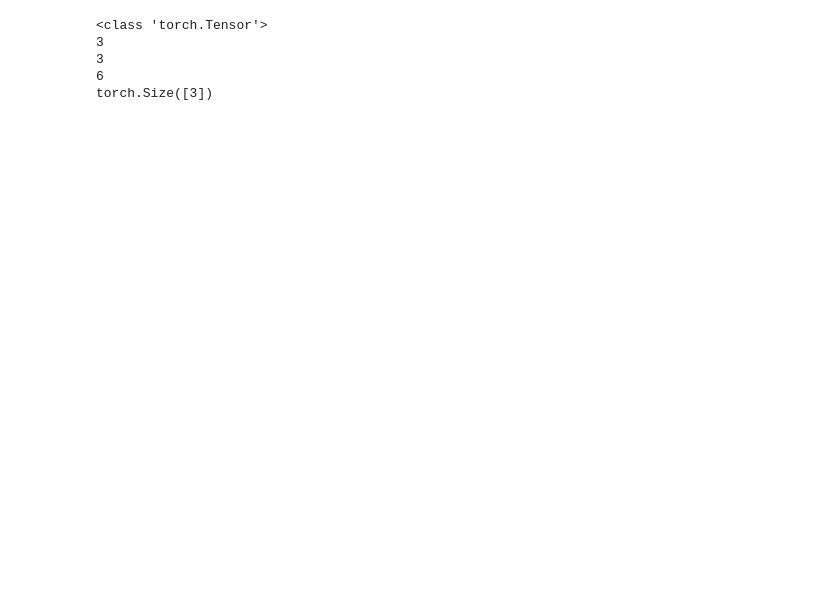
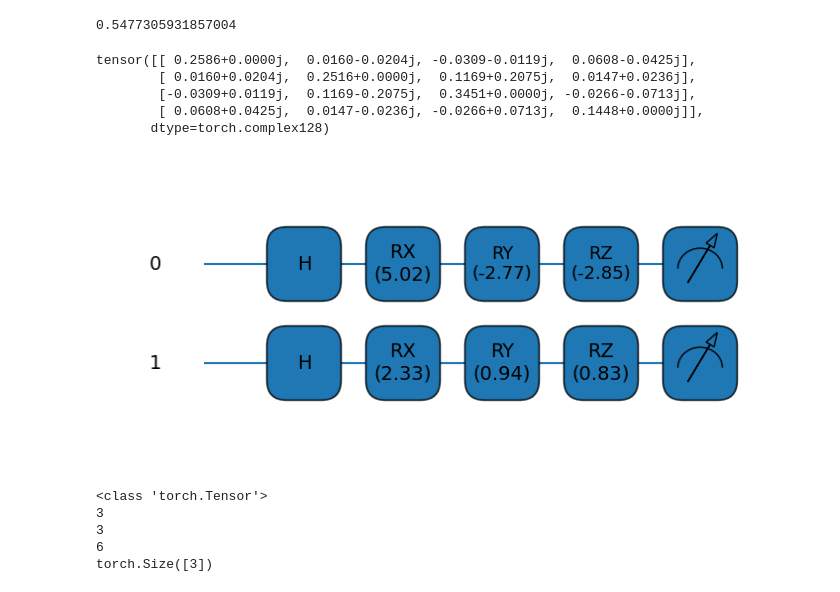
Before and after one commit to SchultzVV/Qiskit, a Jupyter notebook: Conteúdo/Run.ipynb, the cells around one changed output. Cells and saved outputs as stored; diff of their text form; code cells hidden in the pictures; blank space fills up the shorter version.

```diff
--- a/Conteúdo/Run.ipynb
+++ b/Conteúdo/Run.ipynb
@@ -86,3 +124,52 @@ plt.show()
+# %%
+def fidelidade(target_op):
+    return circuit(best_params, M=target_op).item()
+print(fidelidade(alpha))
+# %% [output]
+0.5477305931857004
+# %%
+print(alpha)
+# %% [output]
+tensor([[ 0.2586+0.0000j,  0.0160-0.0204j, -0.0309-0.0119j,  0.0608-0.0425j],
+        [ 0.0160+0.0204j,  0.2516+0.0000j,  0.1169+0.2075j,  0.0147+0.0236j],
+        [-0.0309+0.0119j,  0.1169-0.2075j,  0.3451+0.0000j, -0.0266-0.0713j],
+        [ 0.0608+0.0425j,  0.0147-0.0236j, -0.0266+0.0713j,  0.1448+0.0000j]],
+       dtype=torch.complex128)
+# %%
+
+n_qubits = 2
+device, params = device_and_random_params(n_qubits)
+target_vector = init_state_exp_val(n_qubits)
+@qml.qnode(device, interface="torch")
+# def circuit(params, M=None):
+#     qml.Hadamard(wires=0)
+#     qml.RX(params[0], wires=0)
+#     qml.RY(params[0], wires=0)
+#     qml.RZ(params[0], wires=0)
+#     qml.Hadamard(wires=1)
+#     qml.RX(params[1], wires=1)
+#     qml.RY(params[1], wires=1)
+#     qml.RZ(params[1], wires=1)
+#     return qml.expval(qml.Hermitian(M, wires=[0,1]))
+# drawer = qml.draw(circuit)
+
+def circuit(n_qubits, params, M=None):
+    aux=0
+    w = []
+    for i in range(n_qubits):
+        qml.Hadamard(wires=i)
+        qml.RX(params[i+aux], wires=i)
+        qml.RY(params[i+1+aux], wires=i)
+        qml.RZ(params[i+2+aux], wires=i)
+        w.append(i)
+        aux+=2
+    #qml.CNOT(wires=[0,1])
+    return qml.expval(qml.Hermitian(M, wires=w))
+#drawer = qml.draw(circuit)
+fig, ax = qml.draw_mpl(circuit, decimals=2)(n_qubits, params,target_vector)
+plt.show()
+# %% [output]
+[figure, added]
 # %%
 print(type(params))
 print(len(params))
```
Also changed, not shown: parts of 6 cells of this notebook, 2 other files.
